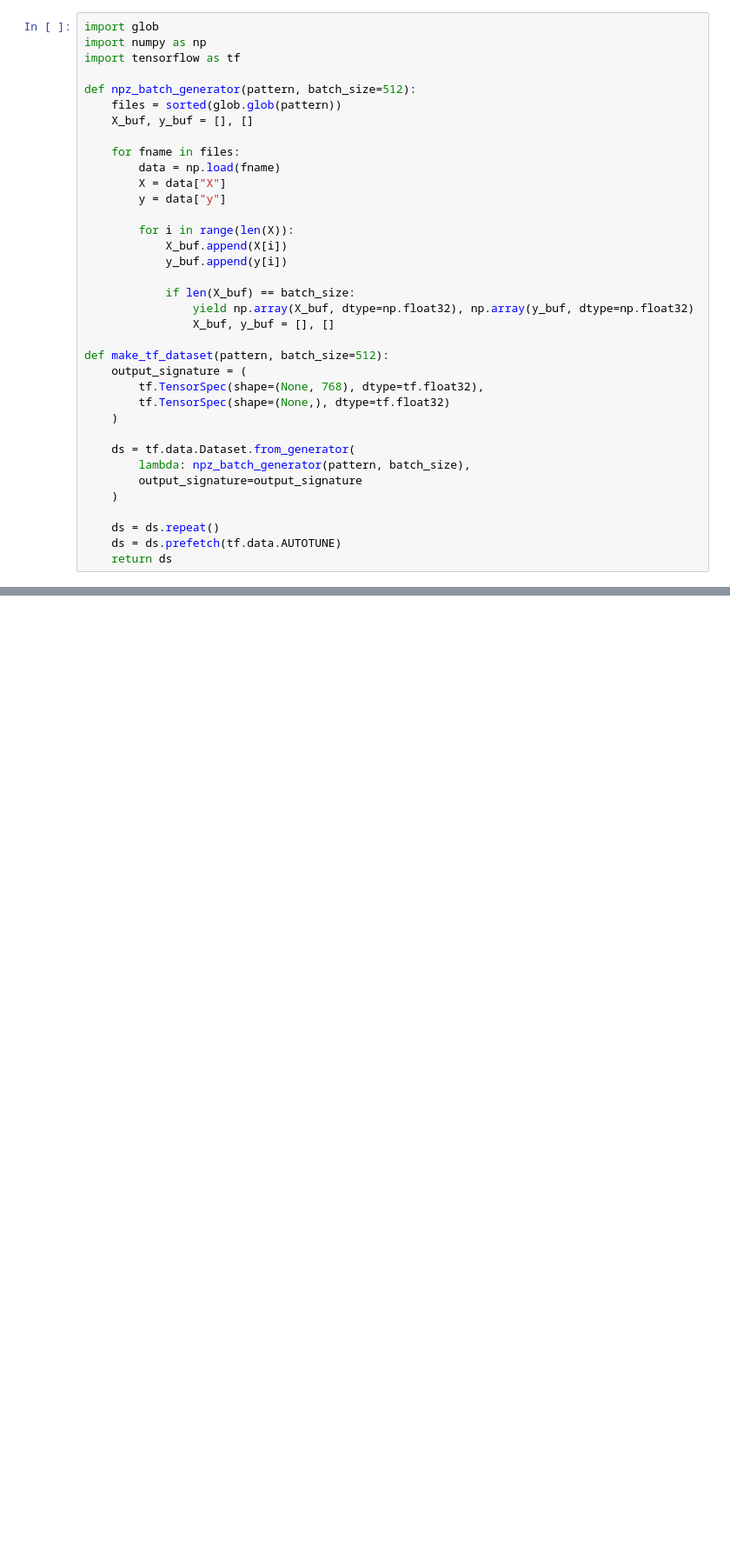
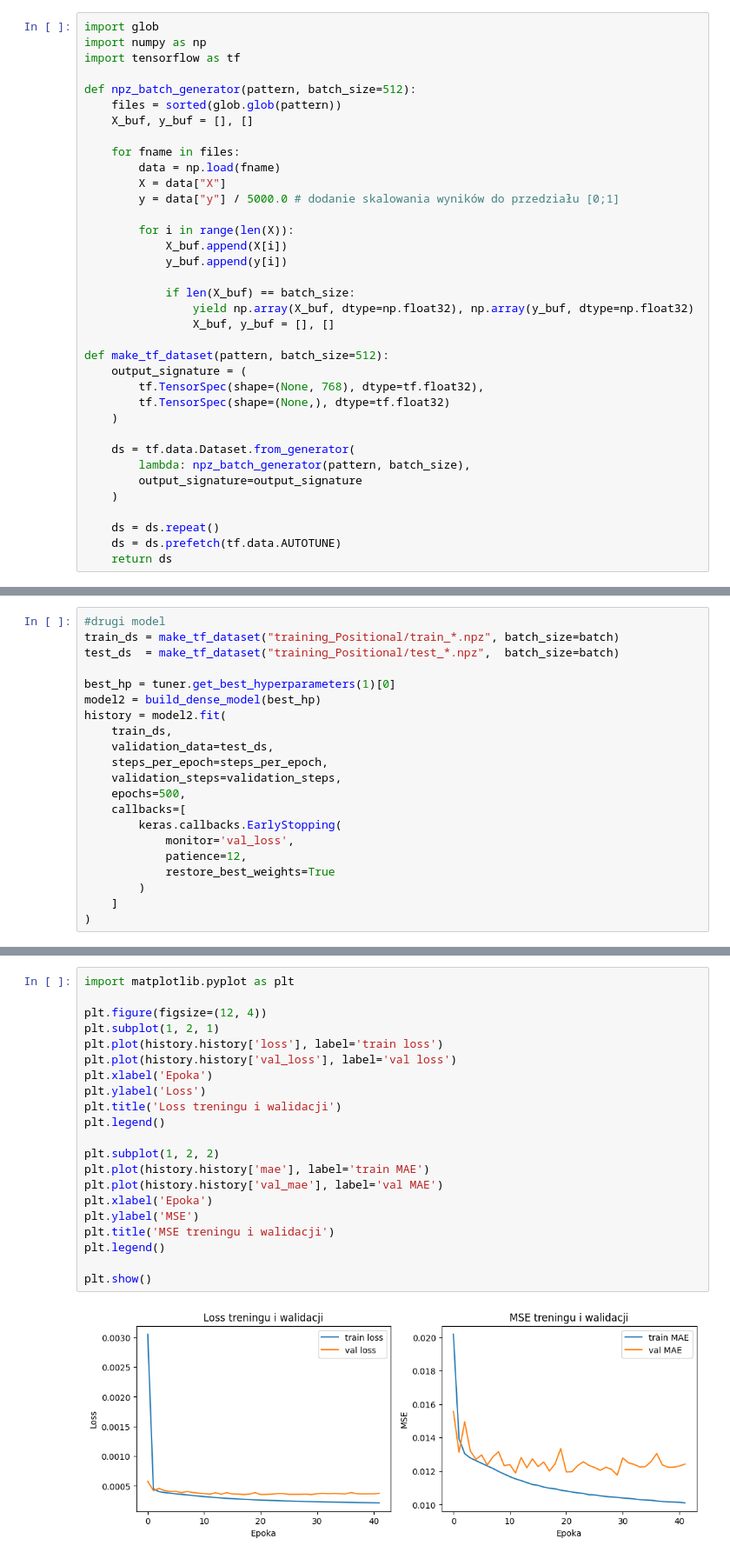
Before and after one commit to KrzysztofEmerling/C.E.R.C.I., a Jupyter notebook: ML/Dense.ipynb, the cells around one changed output, grey strips where cells are left out. Shown at 87% size. Drawn from its saved outputs; the diff is of its cells as text; blank space fills up the shorter version.

Commit message:
Dodanie treniongu MCTS, zapisanie funkcji DNN, ocena pozycji z DNN

```diff
--- a/ML/Dense.ipynb
+++ b/ML/Dense.ipynb
@@ -10,7 +10,7 @@ def npz_batch_generator(pattern, batch_size=512):
     for fname in files:
         data = np.load(fname)
         X = data["X"]
-        y = data["y"]
+        y = data["y"] / 5000.0 # dodanie skalowania wyników do przedziału [0;1]
 
         for i in range(len(X)):
             X_buf.append(X[i])
@@ -128,0 +237,21 @@ for param in best_hp.values:
+# %%
+#drugi model
+train_ds = make_tf_dataset("training_Positional/train_*.npz", batch_size=batch)
+test_ds  = make_tf_dataset("training_Positional/test_*.npz",  batch_size=batch)
+
+best_hp = tuner.get_best_hyperparameters(1)[0]
+model2 = build_dense_model(best_hp)
+history = model2.fit(
+    train_ds,
+    validation_data=test_ds,
+    steps_per_epoch=steps_per_epoch,
+    validation_steps=validation_steps,
+    epochs=500,
+    callbacks=[
+        keras.callbacks.EarlyStopping(
+            monitor='val_loss',
+            patience=12,
+            restore_best_weights=True
+        )
+    ]
+)
@@ -128,0 +276,23 @@ for param in best_hp.values:
+# %%
+import matplotlib.pyplot as plt
+
+plt.figure(figsize=(12, 4))
+plt.subplot(1, 2, 1)
+plt.plot(history.history['loss'], label='train loss')
+plt.plot(history.history['val_loss'], label='val loss')
+plt.xlabel('Epoka')
+plt.ylabel('Loss')
+plt.title('Loss treningu i walidacji')
+plt.legend()
+
+plt.subplot(1, 2, 2)
+plt.plot(history.history['mae'], label='train MAE')
+plt.plot(history.history['val_mae'], label='val MAE')
+plt.xlabel('Epoka')
+plt.ylabel('MSE')
+plt.title('MSE treningu i walidacji')
+plt.legend()
+
+plt.show()
+# %% [output]
+[figure, added]
```
Also changed, not shown: parts of 10 cells of this notebook, 13 other files.
